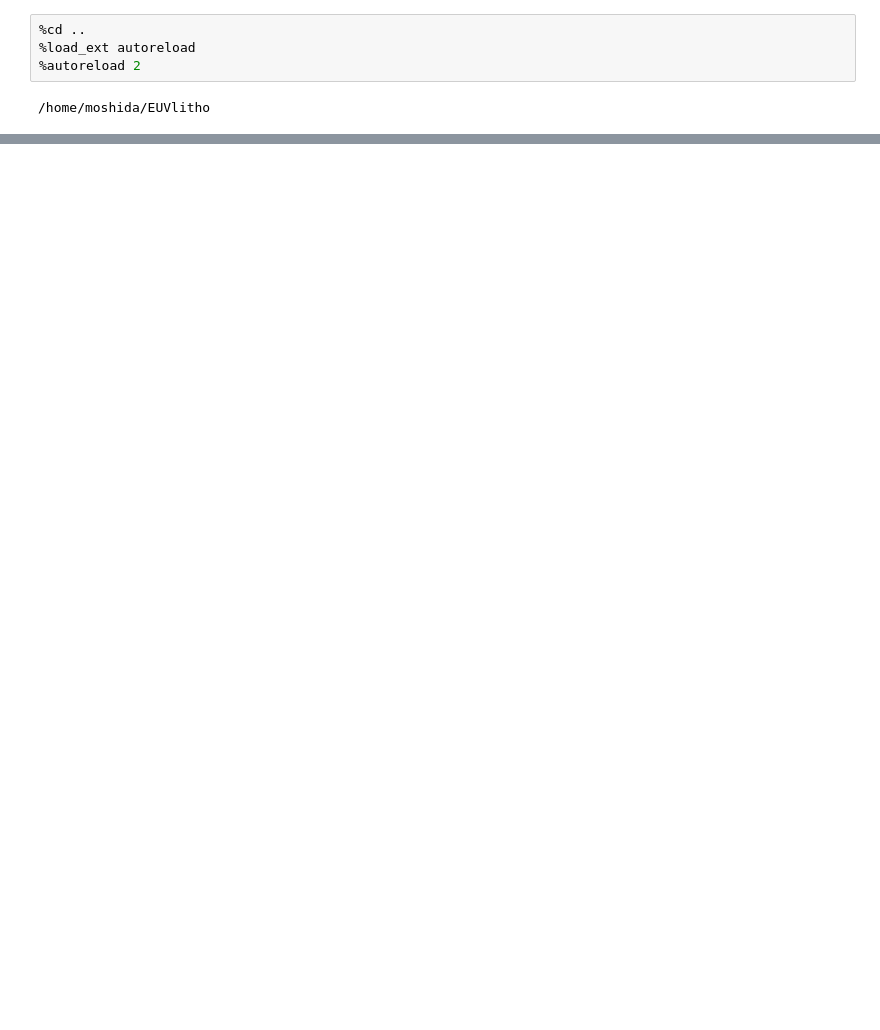
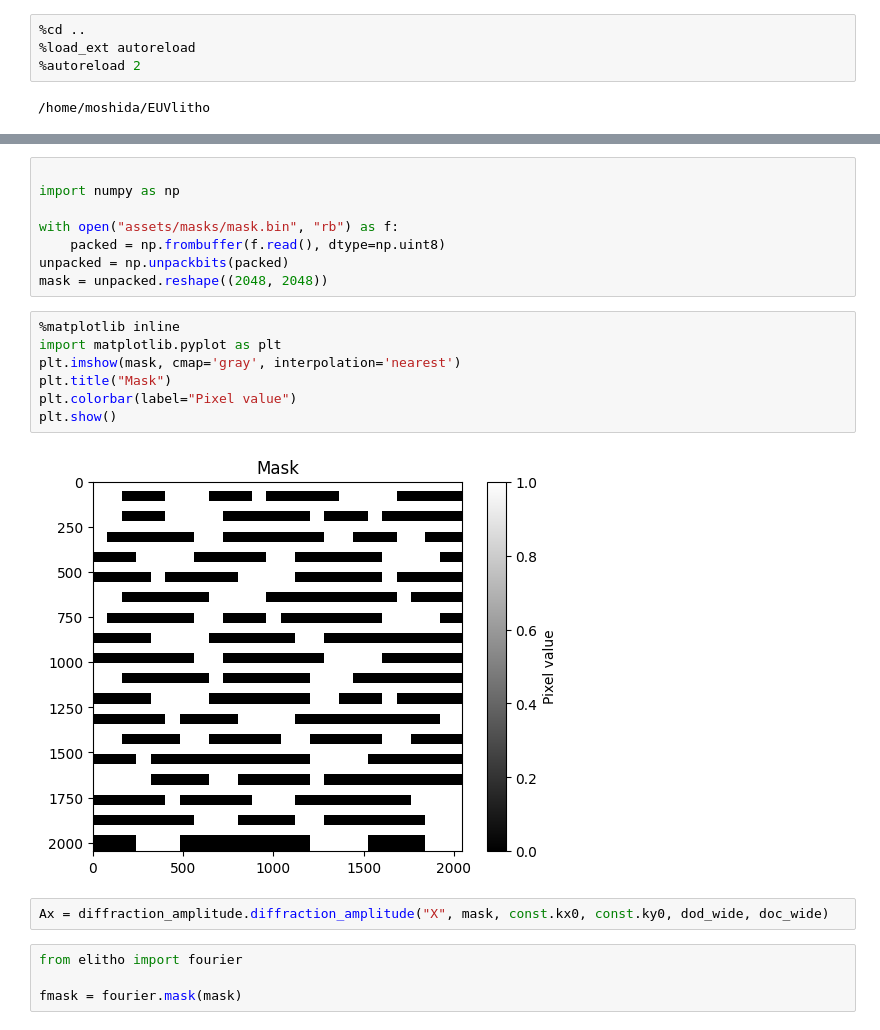
Before and after one commit to takahashi-edalab/EUVlitho, a Jupyter notebook: notebooks/m3d.ipynb, the cells around one changed output, grey strips where cells are left out. Saved outputs shown, nothing was run; the diff lists cells and outputs as text; blank space fills up the shorter version.

```diff
--- a/notebooks/m3d.ipynb
+++ b/notebooks/m3d.ipynb
@@ -58,0 +76,23 @@ array([[[0.+0.j, 0.+0.j, 0.+0.j, ..., 0.+0.j, 0.+0.j, 0.+0.j],
+# %%
+
+import numpy as np
+
+with open("assets/masks/mask.bin", "rb") as f:
+    packed = np.frombuffer(f.read(), dtype=np.uint8)
+unpacked = np.unpackbits(packed)
+mask = unpacked.reshape((2048, 2048))
+# %%
+%matplotlib inline
+import matplotlib.pyplot as plt
+plt.imshow(mask, cmap='gray', interpolation='nearest')
+plt.title("Mask")
+plt.colorbar(label="Pixel value")
+plt.show()
+# %% [output]
+[figure, added]
+# %%
+Ax = diffraction_amplitude.diffraction_amplitude("X", mask, const.kx0, const.ky0, dod_wide, doc_wide)
+# %%
+from elitho import fourier
+
+fmask = fourier.mask(mask)
```
Also changed, not shown: parts of 51 cells of this notebook, 16 other files.
